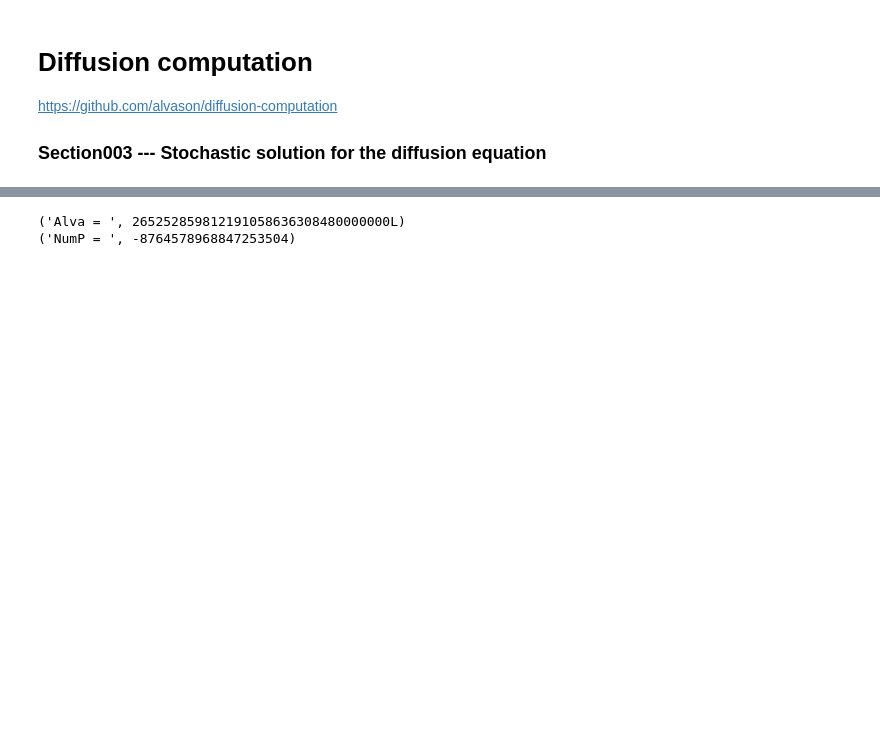
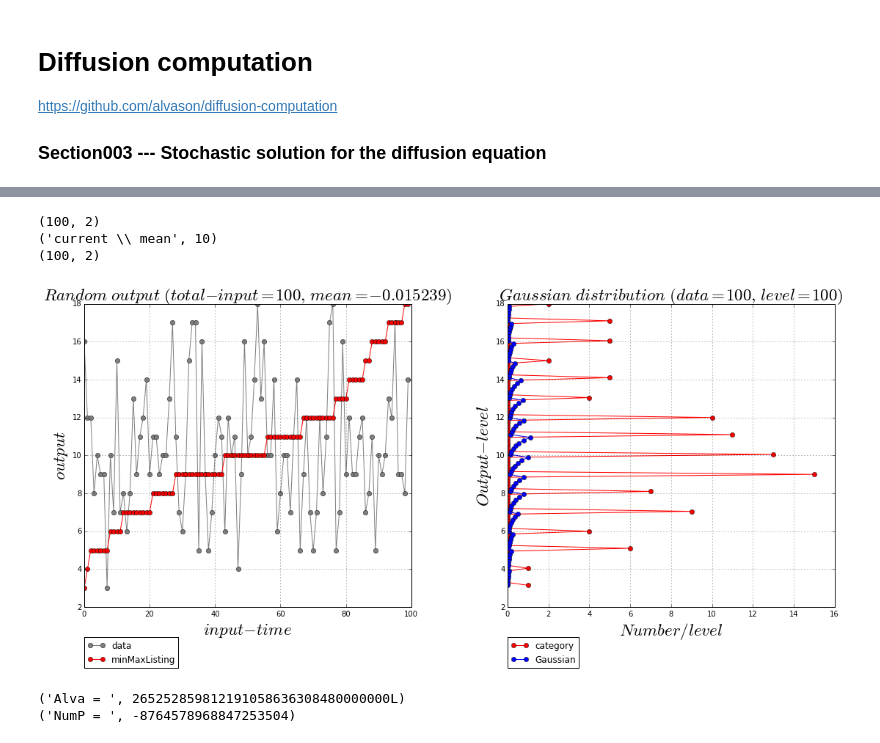
Before and after one commit to alvason/Diffusion-computation, a Jupyter notebook: stochasticD/random_distribution.ipynb, the cells around one changed output, grey strips where cells are left out. Drawn from its saved outputs; the diff is of its cells as text; code cells hidden in the pictures; blank space fills up the shorter version.

Commit message:
leveling

```diff
--- a/stochasticD/random_distribution.ipynb
+++ b/stochasticD/random_distribution.ipynb
@@ -252,3 +105,68 @@ plt.show()
+# %%
+'''Poisson randomness --- Poisson distribution'''
+totalPoint_Input = int(100)
+gInput = np.arange(totalPoint_Input)
+meanP = 10
+randomSeed = np.random.poisson(meanP, totalPoint_Input)
+
+totalLevel = int(totalPoint_Input/1)
+category = AlvaLevel(randomSeed, totalLevel, False)
+gLevel = category[0]
+numberLevel = category[1]
+print category[2].shape
+
+# calculating the mean
+sumP = 0
+for i in range(totalPoint_Input):
+    sumP = sumP + randomSeed[i]
+current_mean = sumP/(totalPoint_Input)
+print ('current \ mean', current_mean)
+
+totalLevel = int(totalPoint_Input/1)
+category = AlvaLevel(randomSeed, totalLevel, False)
+gLevel = category[0]
+numberLevel = category[1]
+print category[2].shape
+
+numberingFig = numberingFig + 1
+figure = plt.figure(numberingFig, figsize = AlvaFigSize)
+plot1 = figure.add_subplot(1, 2, 1)
+plot1.plot(gInput, randomSeed, color = 'gray', marker = 'o', label = 'data')
+plot1.plot(gInput, alva.AlvaMinMax(randomSeed), color = 'red', marker = 'o', label = 'minMaxListing')
+if totalPoint_Input < 100:
+    plot1.set_xticks(gInput, minor = True)
+    plot1.set_yticks(randomSeed, minor = True)
+    plot1.grid(True, which = 'minor')
+else:
+    plot1.grid(True, which = 'major')
+plt.title(r'$ Random \ output \ (total-input = %i,\ mean = %f) $'%(totalPoint_Input, meanG)
+          , fontsize = AlvaFontSize)
+plt.xlabel(r'$ input-time $', fontsize = AlvaFontSize)
+plt.ylabel(r'$ output $', fontsize = AlvaFontSize)
+plt.legend(loc = (0, -0.2))
+
+plot2 = figure.add_subplot(1, 2, 2)
+plot2.plot(numberLevel, gLevel, color = 'red', marker = 'o', label = 'category')
+plot2.plot(AlvaPoissonD(meanP, gLevel), gLevel, color = 'blue', marker = 'o', label = 'Gaussian')
+if totalPoint_Input < 100:
+    plot2.set_xticks(numberLevel, minor = True)
+    plot2.set_yticks(gLevel, minor = True)
+    plot2.grid(True, which = 'minor')
+else:
+    plot2.grid(True, which = 'major')
+plt.title(r'$ Gaussian \ distribution\ (data = %i,\ level = %i) $'%(totalPoint_Input, totalLevel)
+          , fontsize = AlvaFontSize)
+plt.xlabel(r'$ Number/level $', fontsize = AlvaFontSize)
+plt.ylabel(r'$ Output-level $', fontsize = AlvaFontSize)
+plt.legend(loc = (0, -0.2))
+
+figure.tight_layout()
+plt.show()
+# %% [output]
+(100, 2)
+('current \\ mean', 10)
+(100, 2)
+[figure, added]
 # %%
 i = 30
 print ('Alva = ', AlvaProduct(i))
```
Also changed, not shown: parts of 4 cells of this notebook, 1 other file.
